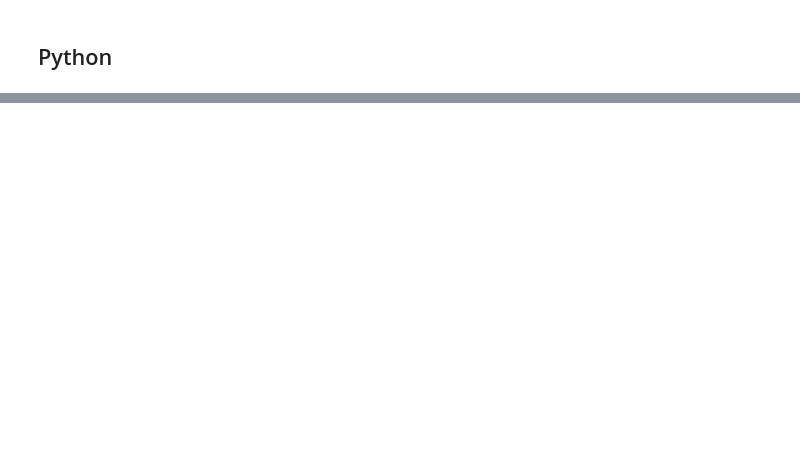
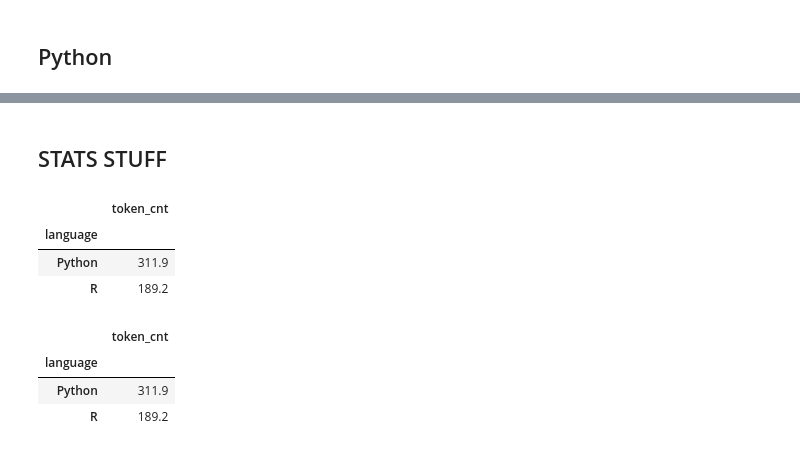
Before and after one commit to Cod-Up-Our-Data/github_language_processing, a Jupyter notebook: explore_r.ipynb, the cells around one changed output, grey strips where cells are left out. Cells and saved outputs as stored; diff of their text form; code cells hidden in the pictures; blank space fills up the shorter version.

```diff
--- a/explore_r.ipynb
+++ b/explore_r.ipynb
@@ -188,0 +363,9 @@ pd.Series(nltk.ngrams(python_words,3)).value_counts().head(20).plot.barh(color='
+# %% [markdown]
+## STATS STUFF
+# %%
+train.groupby(by='language').mean('token_cnt').round(1)
+# %% [output]
+|  | token_cnt |
+| language |  |
+| Python | 311.9 |
+| R | 189.2 |
@@ -188,0 +374,7 @@ pd.Series(nltk.ngrams(python_words,3)).value_counts().head(20).plot.barh(color='
+# %%
+lang_df
+# %% [output]
+|  | token_cnt |
+| language |  |
+| Python | 311.9 |
+| R | 189.2 |
```
Also changed, not shown: parts of 38 cells of this notebook.
